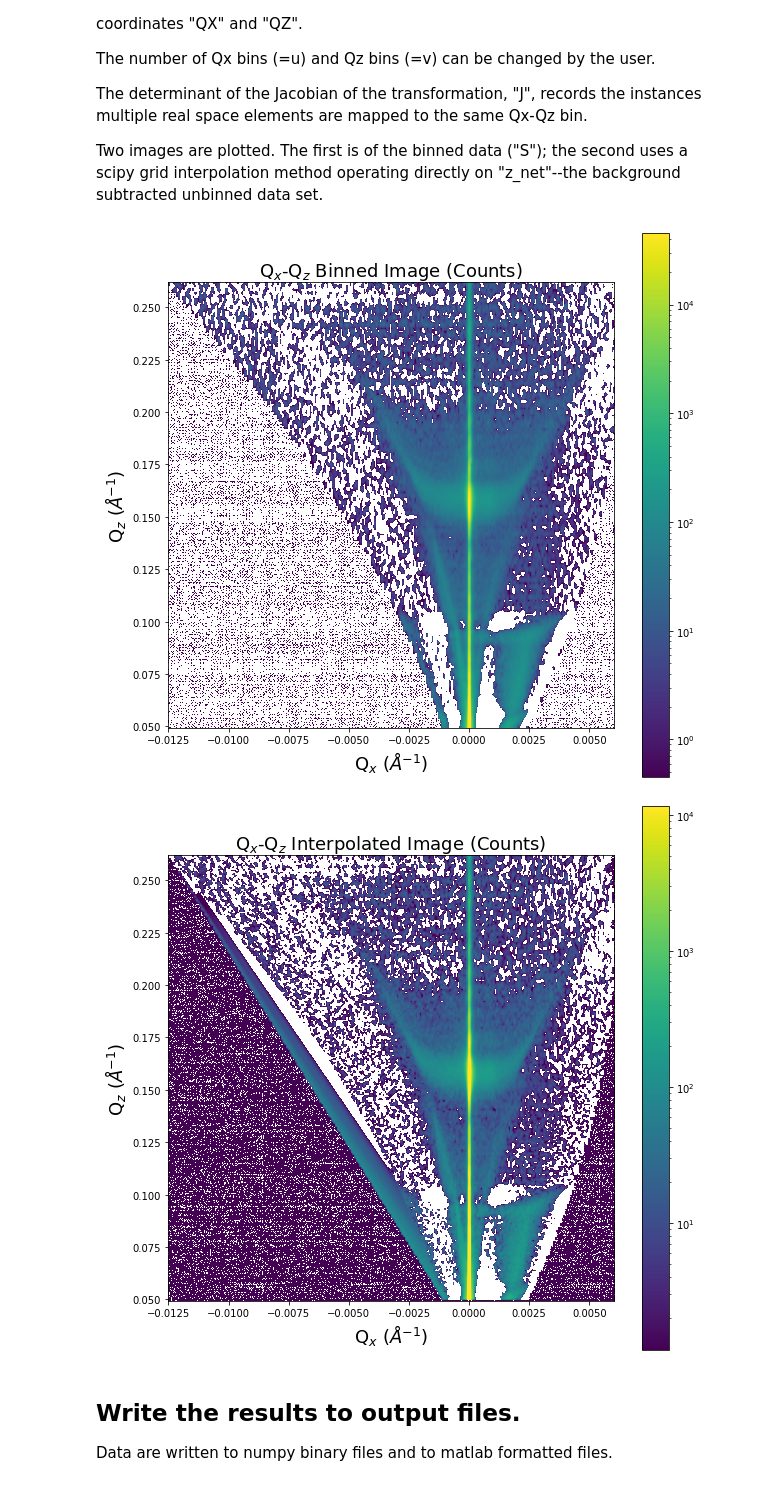
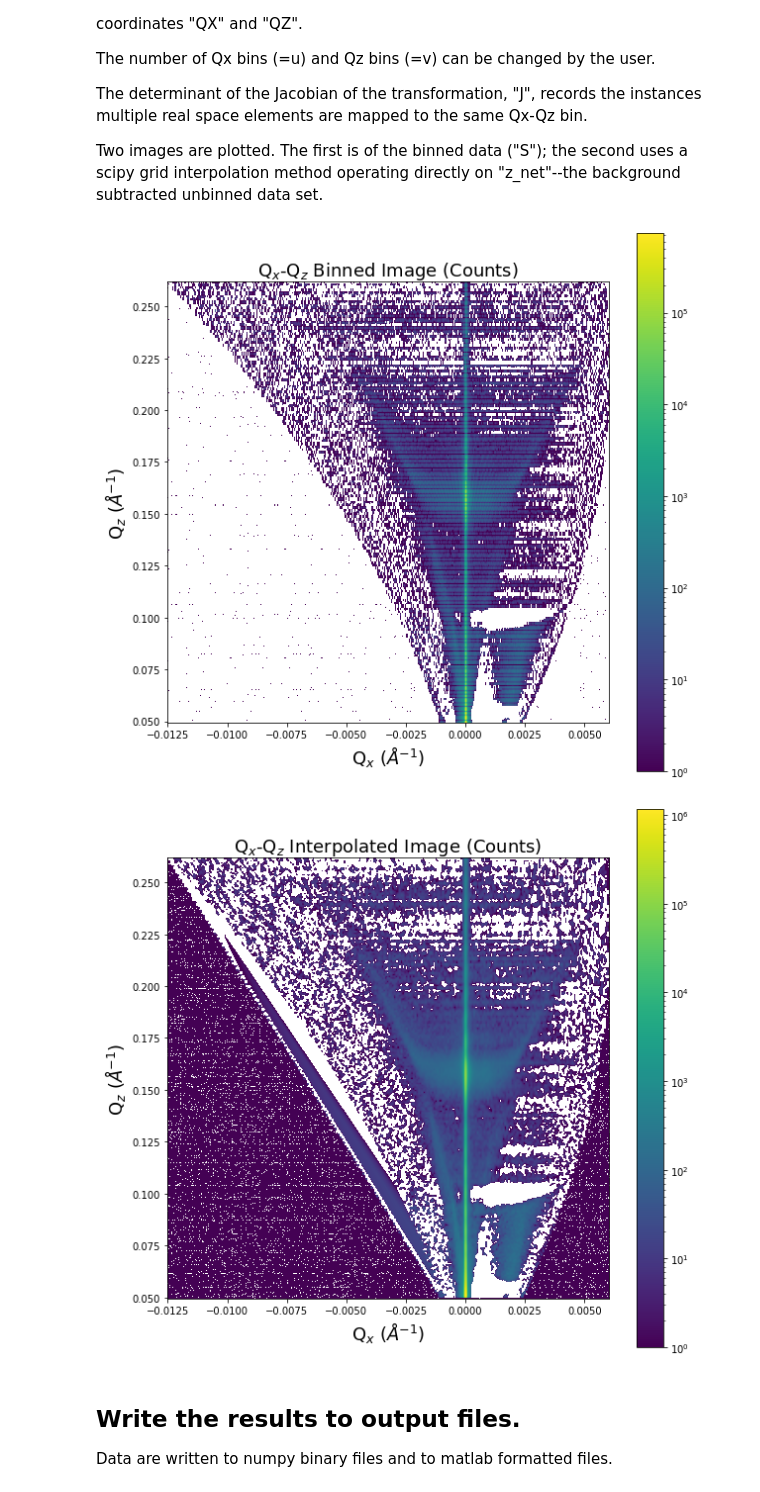
Before and after one commit to mfitzsimmons44/Xray-reflectometry, a Jupyter notebook: QxQz_XRR_mapper.ipynb, the cells around one changed output. Cells and saved outputs as stored; diff of their text form; code cells hidden in the pictures.

```diff
--- a/QxQz_XRR_mapper.ipynb
+++ b/QxQz_XRR_mapper.ipynb
@@ -86,8 +169,7 @@ The raw data will be counts stored in array "z" with coordinates "x" and "y". No
 n = len(XrayData)
 
 # get the wavelength
-substr1 = 'K-Alpha1'
-substr2 = 'K-Alpha2'
+substr1, substr2 = 'K-Alpha1', 'K-Alpha2'
 ratio = 0 # ratio of Ka2 to Ka1
 for i in range(n):
     if(XrayData[i].find(substr1) == 0):
@@ -144,7 +226,7 @@ The binned counts are stored in "Z" with coordinates "X" and "Y".  Note the uppe
 xmin, ymin = np.min(x),np.min(y)
 xmax, ymax = np.max(x),np.max(y)
 u,v = len(np.unique(x)), len(np.unique(y))
-X,Y = np.arange(u)*(xmax - xmin)/(u-1) + xmin, np.arange(v)*(ymax - ymin)/(v-1) + ymin
+X,Y = np.linspace(xmin,xmax,u), np.linspace(ymin,ymax,v)
 
 Z = np.zeros((u,v), dtype=np.float32) # contains the binned data with coordinates X,Y; the unbinned remain x,y,z
 for i in range(m):
@@ -156,8 +238,15 @@ plt.figure(figsize = (10,10))
 plt.xlabel(xAxisTitle,fontsize=18)
 plt.ylabel(yAxisTitle,fontsize=18)
 plt.title('Binned Raw Image (Counts)',fontsize=18)
-#plt.imshow(np.transpose(Z,axes=[1,0]), extent=[xmin,xmax,ymin,ymax], aspect=(xmax-xmin)/(ymax-ymin), origin='lower',interpolation='bilinear', cmap=cm.viridis, norm=colors.Normalize(vmin=0, vmax=np.max(Z)))
-plt.imshow(np.transpose(Z,axes=[1,0]), extent=[xmin,xmax,ymin,ymax], aspect=(xmax-xmin)/(ymax-ymin), origin='lower',interpolation='bilinear', cmap=cm.viridis, norm=LogNorm(vmin=1e-6*np.max(Z), vmax=1e-1*np.max(Z)))
+
+if LinearImage:
+    vlow, vhi = 0, 0.5*np.max(Z) # SL3_new
+#    vlow, vhi = 0, 1.e-0*np.max(Z)
+    plt.imshow(np.transpose(Z,axes=[1,0]), extent=[xmin,xmax,ymin,ymax], aspect=(xmax-xmin)/(ymax-ymin), origin='lower',interpolation='bilinear', cmap=cm.viridis, norm=colors.Normalize(vmin=vlow, vmax=vhi))
+else:
+    vlow, vhi = 1, 1e-0*np.max(Z)
+    plt.imshow(np.transpose(Z,axes=[1,0]), extent=[xmin,xmax,ymin,ymax], aspect=(xmax-xmin)/(ymax-ymin), origin='lower',interpolation='bilinear', cmap=cm.viridis, norm=LogNorm(vmin=vlow, vmax=vhi))
+
 plt.colorbar()
 plt.show()
 # %% [output]
@@ -327,7 +501,7 @@ Geometry:
 # %%
 # Omega sign from panalytic is opposite to our definitions
-phi = -y * Pi/180.
-two_theta = x * Pi/180.
+# omega is angle measured from surface to transmitted ki and typically negative
+phi, two_theta = -y * Pi/180., x * Pi/180.
 kix, kiz = 2*Pi/WaveLength*np.cos(phi),           2*Pi/WaveLength*np.sin(phi)
 kfx, kfz = 2*Pi/WaveLength*np.cos(two_theta+phi), 2*Pi/WaveLength*np.sin(two_theta+phi)
 Qx, Qz = kfx-kix, kfz-kiz
@@ -344,56 +518,59 @@ mapped to the same Qx-Qz bin.
 Two images are plotted. The first is of the binned data ("S"); the second uses a scipy grid interpolation method operating
 directly on "z_net"--the background subtracted unbinned data set.
 # %%
-Qxmin, Qzmin = np.min(Qx),np.min(Qz)
-Qxmax, Qzmax = np.max(Qx),np.max(Qz)
-u,v = 256, 128 # these are the number of Qx and Qz bins, can be changed by the USER
-QX,QZ = np.arange(u)*(Qxmax - Qxmin)/(u-1) + Qxmin, np.arange(v)*(Qzmax - Qzmin)/(v-1) + Qzmin
+Qxmin, Qzmin = np.min(Qx), np.min(Qz)
+Qxmax, Qzmax = np.max(Qx), np.max(Qz)
+QX,QZ = np.linspace(Qxmin,Qxmax,nQx), np.linspace(Qzmin,Qzmax,nQz)
 
-S = np.zeros((u,v), dtype=np.float32)
-VarS = np.zeros((u,v), dtype=np.float32)
-J = np.zeros((u,v), dtype=np.int32)
+S = np.zeros((nQx,nQz), dtype=np.float32)
+VarS = np.zeros((nQx,nQz), dtype=np.float32)
 for i in range(m):
     h,k = find_nearest(QX,Qx[i])
     h,l = find_nearest(QZ,Qz[i])
-    S[k,l] = S[k,l] + z_net[i]
-    VarS[k,l] = VarS[k,l] + var_z_net[i]
-    J[k,l] = J[k,l] + 1
+    S[k,l] = S[k,l] + z_net[i]*np.abs(DetJacobian(WaveLength,phi[i],two_theta[i]))
+    VarS[k,l] = VarS[k,l] + var_z_net[i]*DetJacobian(WaveLength,phi[i],two_theta[i])**2
 
-idx = np.argwhere(J==0)
-J[idx[:,0],idx[:,1]] = 1
-S = S / J # this accounts for the change of mapping of elements from real to reciprocal space
-VarS = VarS / J**2 # this accounts for the change of mapping of elements from real to reciprocal space
 
 plt.figure(figsize = (10,10))
 plt.xlabel('Q$_x$ ($\AA$$^{-1}$)',fontsize=18)
 plt.ylabel('Q$_z$ ($\AA$$^{-1}$)',fontsize=18)
 plt.title('Q$_x$-Q$_z$ Binned Image (Counts)',fontsize=18)
-#plt.imshow(np.transpose(S,axes=[1,0]), extent=[Qxmin,Qxmax,Qzmin,Qzmax], aspect=(Qxmax-Qxmin)/(Qzmax-Qzmin), origin='lower',interpolation='bilinear', cmap=cm.viridis, norm=colors.Normalize(vmin=0, vmax=np.max(S)))
-plt.imshow(np.transpose(S,axes=[1,0]), extent=[Qxmin,Qxmax,Qzmin,Qzmax], aspect=(Qxmax-Qxmin)/(Qzmax-Qzmin), origin='lower',interpolation='bilinear', cmap=cm.viridis, norm=LogNorm(vmin=0.000001*np.max(S), vmax=np.max(S)/10))
+
+if LinearImage:
+    vlow, vhi = 0, np.max(S)
+    plt.imshow(np.transpose(S,axes=[1,0]), extent=[Qxmin,Qxmax,Qzmin,Qzmax], aspect=(Qxmax-Qxmin)/(Qzmax-Qzmin), origin='lower',interpolation='bilinear', cmap=cm.viridis, norm=colors.Normalize(vmin=vlow, vmax=vhi))
+else:
+    vlow, vhi = 1, np.max(S)
+    plt.imshow(np.transpose(S,axes=[1,0]), extent=[Qxmin,Qxmax,Qzmin,Qzmax], aspect=(Qxmax-Qxmin)/(Qzmax-Qzmin), origin='lower',interpolation='bilinear', cmap=cm.viridis, norm=LogNorm(vmin=vlow, vmax=vhi))
+
 plt.colorbar()
 plt.show()
 
 # an approach to produce an interpolated image
 grid_QX, grid_QZ = np.mgrid[np.min(QX):np.max(QX):256j,np.min(QZ):np.max(QZ):256j]
 points = np.zeros((len(Qx),2))
 points[:,0] = Qx
 points[:,1] = Qz
-#grid_z0 = griddata(points, z_net, (grid_QX,grid_QZ), method='nearest')
 grid_z0 = griddata(points, z_net, (grid_QX,grid_QZ), method='linear')
-#grid_z0 = griddata(points, z_net, (grid_QX,grid_QZ), method='cubic')
 grid_z0 = np.nan_to_num(grid_z0) # convert NaN to 0
 
 plt.figure(figsize = (10,10))
 plt.xlabel('Q$_x$ ($\AA$$^{-1}$)',fontsize=18)
 plt.ylabel('Q$_z$ ($\AA$$^{-1}$)',fontsize=18)
 plt.title('Q$_x$-Q$_z$ Interpolated Image (Counts)',fontsize=18)
-#plt.imshow(np.transpose(grid_z0,axes=[1,0]), extent=[Qxmin,Qxmax,Qzmin,Qzmax], aspect=(Qxmax-Qxmin)/(Qzmax-Qzmin), origin='lower',interpolation='bilinear', cmap=cm.viridis, norm=colors.Normalize(vmin=0, vmax=1*np.max(grid_z0)))
-plt.imshow(np.transpose(grid_z0,axes=[1,0]), extent=[Qxmin,Qxmax,Qzmin,Qzmax], aspect=(Qxmax-Qxmin)/(Qzmax-Qzmin), origin='lower',interpolation='bilinear', cmap=cm.viridis, norm=LogNorm(vmin=1e-6*np.max(grid_z0), vmax=1e-2*np.max(grid_z0)))
+
+if LinearImage:
+    vlow, vhi = 0, np.max(grid_z0)
+    plt.imshow(np.transpose(grid_z0,axes=[1,0]), extent=[Qxmin,Qxmax,Qzmin,Qzmax], aspect=(Qxmax-Qxmin)/(Qzmax-Qzmin), origin='lower',interpolation='bilinear', cmap=cm.viridis, norm=colors.Normalize(vmin=vlow, vmax=vhi))
+else:
+    vlow, vhi = 1, np.max(grid_z0)
+    plt.imshow(np.transpose(grid_z0,axes=[1,0]), extent=[Qxmin,Qxmax,Qzmin,Qzmax], aspect=(Qxmax-Qxmin)/(Qzmax-Qzmin), origin='lower',interpolation='bilinear', cmap=cm.viridis, norm=LogNorm(vmin=vlow, vmax=vhi))
+
 plt.colorbar()
 plt.show()
 # %% [output]
-[figure, old version]
+[figure, new version]
-[figure, old version]
+[figure, new version]
 # %% [markdown]
 ## Write the results to output files.
 Data are written to numpy binary files and to matlab formatted files.
```
Also changed, not shown: parts of 17 cells of this notebook.
